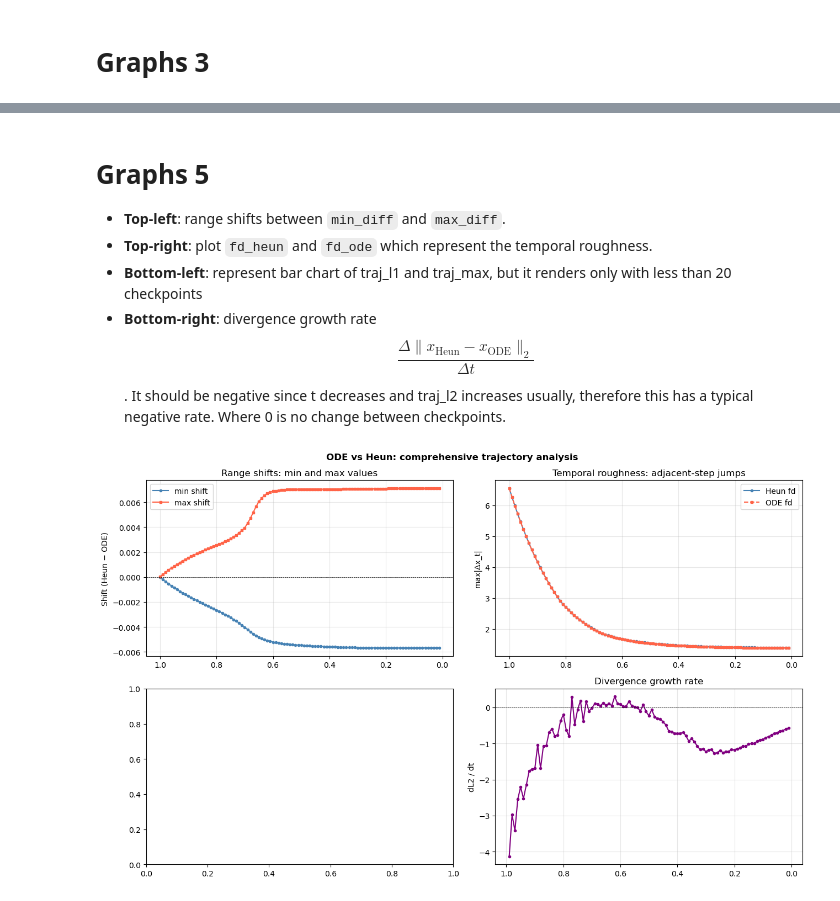
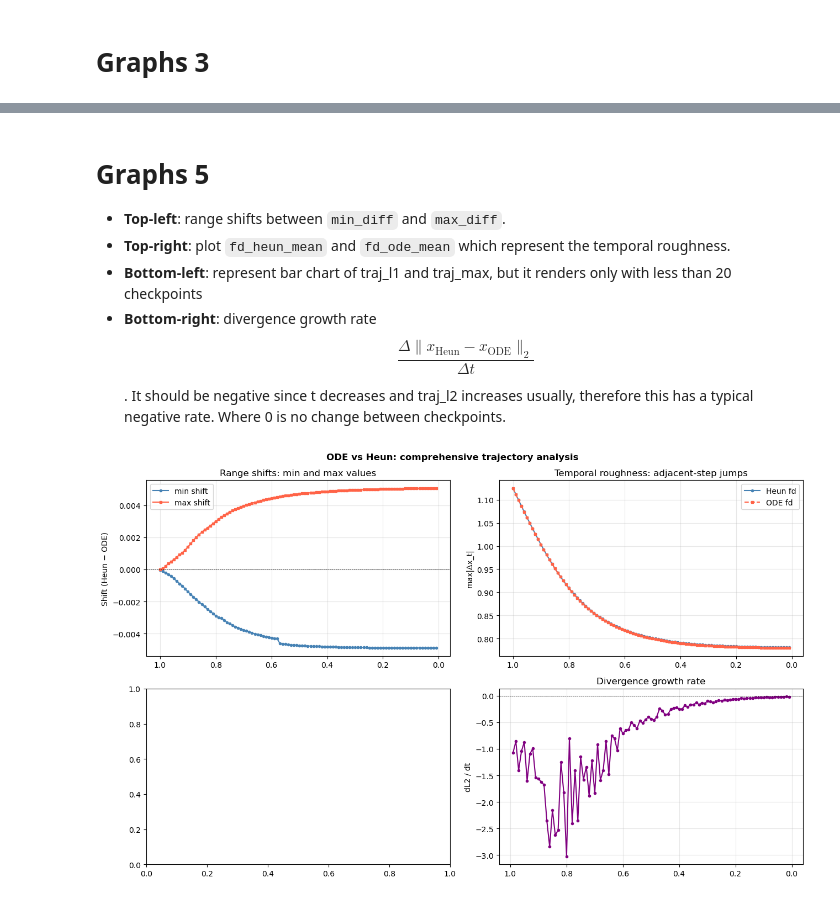
Before and after one commit to GiacomoNegri/Master-Thesis, a Jupyter notebook: notebooks/Heun_vs_ODE.ipynb, the cells around one changed output, grey strips where cells are left out. Cells and saved outputs as stored; diff of their text form; code cells hidden in the pictures.

```diff
--- a/notebooks/Heun_vs_ODE.ipynb
+++ b/notebooks/Heun_vs_ODE.ipynb
@@ -2,7 +2,7 @@
 import os
 import json
 
-out_dir = "../data/generated/replication/HEUN_ODE_NO_NO_REPL_POST_2001_UNCO_ep-500_sde-ve_noise-exponential_20260421_122936"
+out_dir = "../data/generated/replication/HEUN_ODE_NO_NO_REPL_RET_UNCO_ep-500_sde-ve_noise-exponential_20260424_120917_N500"
 # %%
 import json
 with open(os.path.join(out_dir, "ode_heun_cmp.json"), "r") as f:
@@ -166,8 +165,8 @@ if len(checkpoints) > 0:
     ax.grid(True, alpha=0.3)
 
 ax = axes[1, 1]
-if len(checkpoints) > 0 and 'fd_heun' in checkpoints.columns:
-    fd_diff = np.array(checkpoints['fd_heun']) - np.array(checkpoints['fd_ode'])
+if len(checkpoints) > 0 and 'fd_heun_mean' in checkpoints.columns:
+    fd_diff = np.array(checkpoints['fd_heun_mean']) - np.array(checkpoints['fd_ode_mean'])
     ax.plot(checkpoints['t'], fd_diff, 'o-', ms=3, color='purple')
     ax.axhline(0, color='k', linestyle='--', linewidth=0.5)
     ax.set_ylabel("fd_Heun − fd_ODE")
@@ -285,7 +284,7 @@ FD difference    0.005057  0.005998  0.006613
 # %% [markdown]
 # Graphs 5
 * **Top-left**: range shifts between `min_diff` and `max_diff`.
-* **Top-right**: plot `fd_heun` and `fd_ode` which represent the temporal roughness.
+* **Top-right**: plot `fd_heun_mean` and `fd_ode_mean` which represent the temporal roughness.
 * **Bottom-left**: represent bar chart of traj_l1 and traj_max, but it renders only with less than 20 checkpoints
 * **Bottom-right**: divergence growth rate $$\frac{\Delta \|x_\text{Heun} - x_\text{ODE}\|_2}{\Delta t}$$. It should be negative since t decreases and traj_l2 increases usually, therefore this has a typical negative rate. Where 0 is no change between checkpoints.
 # %%
@@ -306,8 +305,8 @@ if len(checkpoints) > 0 and 'min_diff' in checkpoints.columns:
 
     # Temporal roughness
     ax = axes[0, 1]
-    ax.plot(checkpoints['t'], checkpoints['fd_heun'], 'o-', ms=3, color='steelblue', label='Heun fd')
-    ax.plot(checkpoints['t'], checkpoints['fd_ode'], 's--', ms=3, color='tomato', label='ODE fd')
+    ax.plot(checkpoints['t'], checkpoints['fd_heun_mean'], 'o-', ms=3, color='steelblue', label='Heun fd')
+    ax.plot(checkpoints['t'], checkpoints['fd_ode_mean'], 's--', ms=3, color='tomato', label='ODE fd')
     ax.set_ylabel("max|Δx_t|")
     ax.set_title("Temporal roughness: adjacent-step jumps")
     ax.invert_xaxis()
@@ -316,31 +315,31 @@ if len(checkpoints) > 0 and 'min_diff' in checkpoints.columns:
 
     # Comparison of max values at checkpoints
     ax = axes[1, 0]
     metrics_to_compare = ['traj_l1', 'traj_max']
     x_pos = np.arange(len(checkpoints))
     width = 0.35
     if len(checkpoints) <= 20:
         ax.bar(x_pos - width/2, checkpoints['traj_l1'], width, label='L1 (MAE)', alpha=0.7)
         ax.bar(x_pos + width/2, checkpoints['traj_max'], width, label='max', alpha=0.7)
         ax.set_xlabel("Checkpoint")
         ax.set_ylabel("Divergence magnitude")
         ax.set_title("Trajectory divergence at each checkpoint")
         ax.legend()
 
     # Growth rate
     ax = axes[1, 1]
     if len(checkpoints) > 2:
         traj_l2_vals = checkpoints['traj_l2'].values
         growth_rate = np.diff(traj_l2_vals) / (np.diff(checkpoints['t'].values) + 1e-8)
         ax.plot(checkpoints['t'].iloc[1:], growth_rate, 'o-', ms=3, color='purple')
         ax.axhline(0, color='k', linestyle='--', linewidth=0.5)
         ax.set_ylabel("dL2 / dt")
         ax.set_title("Divergence growth rate")
         ax.invert_xaxis()
         ax.grid(True, alpha=0.3)
 
     plt.suptitle("ODE vs Heun: comprehensive trajectory analysis", fontsize=12, fontweight='bold')
     plt.tight_layout()
     plt.show()
 # %% [output]
-[figure, old version]
+[figure, new version]
```
Also changed, not shown: parts of 11 cells of this notebook, 1 other file.
